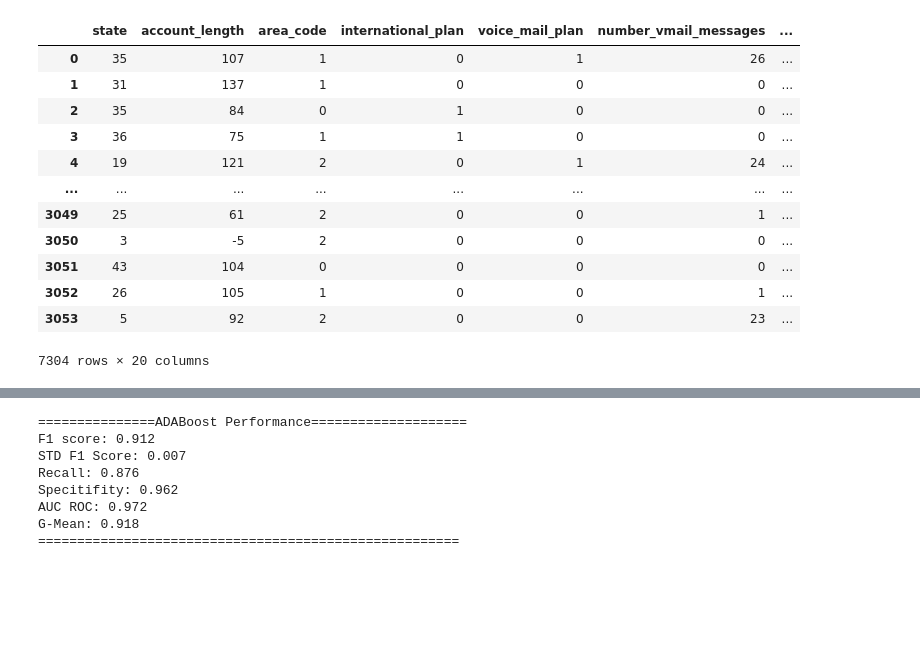
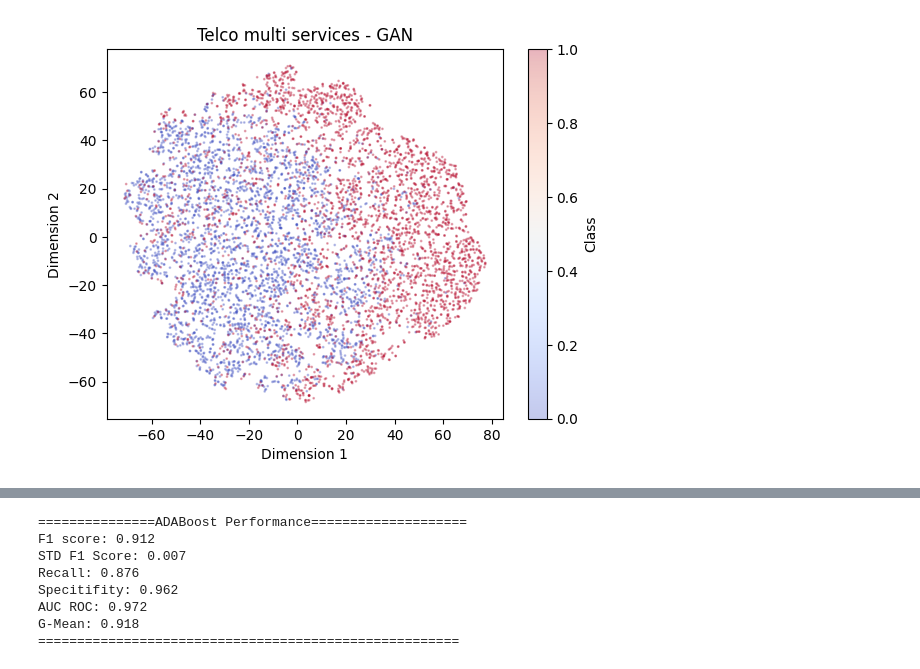
Before and after one commit to mahayasa/gan-hybrid-sampling-customer-churn, a Jupyter notebook: XGRFADA-CTGAN-telco-non-int.ipynb, the cells around one changed output, grey strips where cells are left out. Saved outputs shown, nothing was run; the diff lists cells and outputs as text; code cells hidden in the pictures; blank space fills up the shorter version.

```diff
--- a/XGRFADA-CTGAN-telco-non-int.ipynb
+++ b/XGRFADA-CTGAN-telco-non-int.ipynb
@@ -29,6 +29,9 @@ import requests
 import numpy as np
 from sklearn import metrics
 from sklearn.preprocessing import LabelEncoder
+import time
+
+start=time.time()
 le = LabelEncoder()
 
 dataset = pd.read_csv('https://raw.githubusercontent.com/mahayasa/various-sampling-churn-prediction/main/data/telco-non-internet.csv')
@@ -46,4 +49,9 @@ batch_size = 5000
 epochs = 100
 model = CTGAN(batch_size=batch_size, epochs=epochs, verbose=True)
 model.fit(df)
+
+end = time.time()
+
+print("The time of execution of preprocess:",
+      (end-start), "s")
 # %% [output]
@@ -70,23 +59,31 @@ generated_df = model.sample(n_generated_data)
-# %%
-#concat original data and gan data
-data_concat = pd.concat([df, generated_df])
-# combine data churn and not churn
-data=pd.concat([df1, data_concat])
-data
-# %% [output]
-|  | state | account_length | area_code | international_plan | voice_mail_plan | number_vmail_messages | ... |
-| 0 | 35 | 107 | 1 | 0 | 1 | 26 | ... |
-| 1 | 31 | 137 | 1 | 0 | 0 | 0 | ... |
-| 2 | 35 | 84 | 0 | 1 | 0 | 0 | ... |
-| 3 | 36 | 75 | 1 | 1 | 0 | 0 | ... |
-| 4 | 19 | 121 | 2 | 0 | 1 | 24 | ... |
-| ... | ... | ... | ... | ... | ... | ... | ... |
-| 3049 | 25 | 61 | 2 | 0 | 0 | 1 | ... |
-| 3050 | 3 | -5 | 2 | 0 | 0 | 0 | ... |
-| 3051 | 43 | 104 | 0 | 0 | 0 | 0 | ... |
-| 3052 | 26 | 105 | 1 | 0 | 0 | 1 | ... |
-| 3053 | 5 | 92 | 2 | 0 | 0 | 23 | ... |
-7304 rows × 20 columns
+# %%
+n_generated_data = 3054
+generated_df = model.sample(n_generated_data)
+
+#concat original data and gan data
+data_concat = pd.concat([df, generated_df])
+# combine data churn and not churn
+data=pd.concat([df1, data_concat])
+
+import matplotlib.pyplot as plt
+from sklearn.manifold import TSNE
+
+features = data.drop(['churn'], axis=1)
+labels = data['churn']
+
+ #Apply t-SNE for dimensionality reduction
+tsne = TSNE(n_components=2, random_state=42)
+embedded_features = tsne.fit_transform(features)
+
+# Plotting the embedded features
+plt.scatter(embedded_features[:, 0], embedded_features[:, 1], c=labels, cmap='coolwarm',s=1,alpha=0.3)
+plt.xlabel('Dimension 1')
+plt.ylabel('Dimension 2')
+plt.title('Telco multi services - GAN')
+plt.colorbar(label='Class')
+plt.show()
+# %% [output]
+[figure, added]
 # %%
 # -*- coding: utf-8 -*-
 """
```
Also changed, not shown: parts of 13 cells of this notebook, 33 other files.
